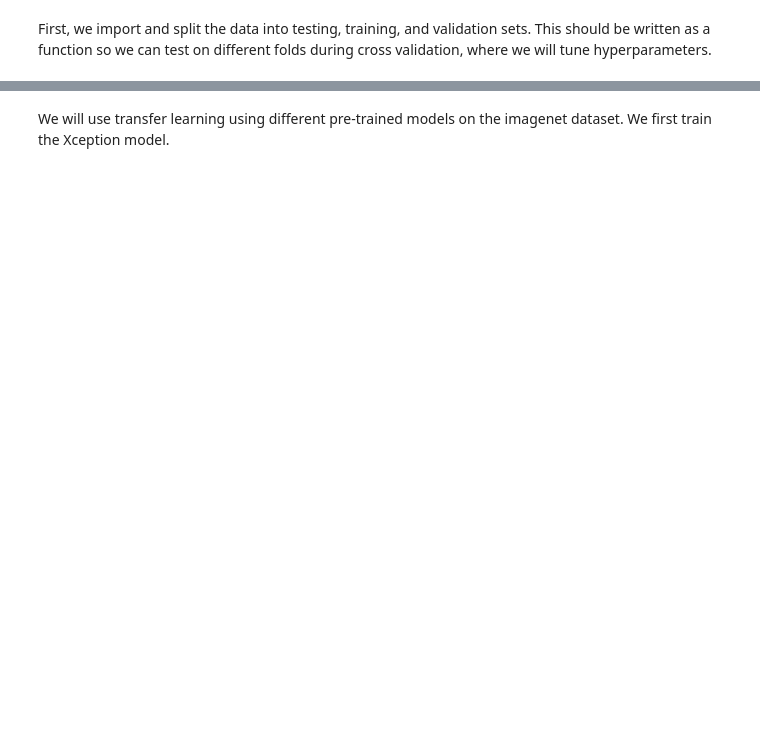
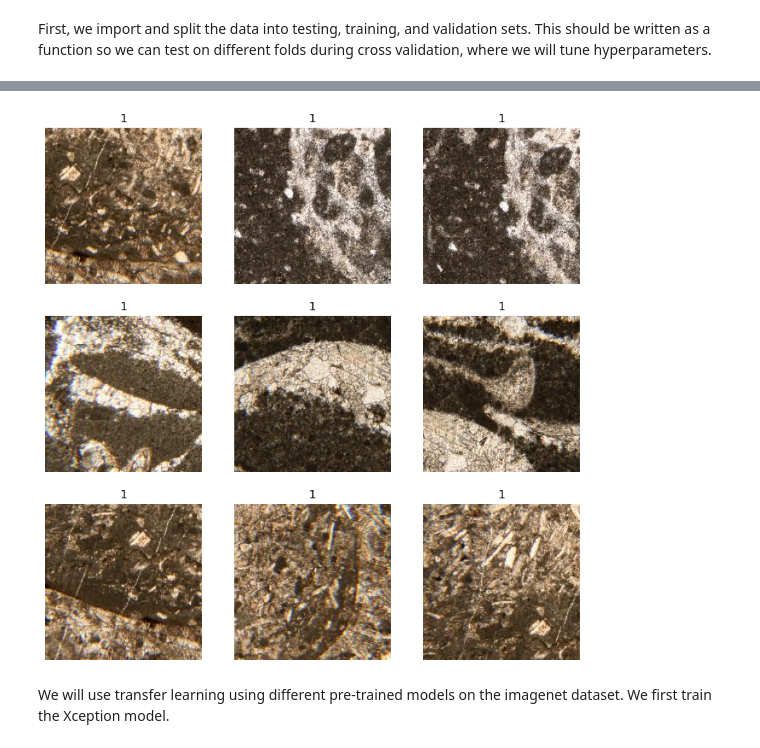
Before and after one commit to UW-MLGEO/PaleoRocks, a Jupyter notebook: Main/LauraCNN.ipynb, the cells around one changed output, grey strips where cells are left out. Drawn from its saved outputs; the diff is of its cells as text; code cells hidden in the pictures; blank space fills up the shorter version.

```diff
--- a/Main/LauraCNN.ipynb
+++ b/Main/LauraCNN.ipynb
@@ -14,5 +20,22 @@ from skimage import io
 # %% [markdown]
 First, we import and split the data into testing, training, and validation sets. This should be written as a function so we can test on different folds during cross validation, where we will tune hyperparameters.
+# %%
+image_samples = pd.read_csv("ImageSamples.csv")
+header_name = 'samples'
+
+# Takes in a list of samples (csv) and a target opb, opc, etc and returns a random sample as a string
+def GetRandomThinSections(target, samplelist, headername):
+    target = str(target)
+
+    # Filter list of samples so we only deal with those involving target
+    filtered_samples = samplelist[samplelist[headername].str.contains(target)]
+
+    #randomly select one row (ie one thin section)
+    if not filtered_samples.empty:
+        random_thin_section = filtered_samples.sample(n=1).to_string(index=False, header=False) # Select 1 random row
+    else:
+        print(f"No rows found with '{target}' in 'samples'")
+    return random_thin_section
 # %%
 #TO DO: Edit so we also get labels, wrap model in a function, write k fold CV for params
 #
@@ -79,0 +119,14 @@ print(test.shape)
+# %%
+# Transform numpy arrays to tf datasets
+training_data = tf.data.Dataset.from_tensor_slices((training_data, Y_train))
+validation_data = tf.data.Dataset.from_tensor_slices((validation_data, Y_val))
+testing_data = tf.data.Dataset.from_tensor_slices((testing_data, Y_test))
+
+# Verify we did this correctly by plotting
+plt.figure(figsize=(10, 10))
+for i, (image, label) in enumerate(testing_data.take(9)):
+    ax = plt.subplot(3, 3, i + 1)
+    plt.imshow(image)
+    plt.title(int(label))
+    plt.axis("off")
+# %% [output]
@@ -80,3 +135,4 @@ print(test.shape)
+[figure, added]
 # %% [markdown]
 We will use transfer learning using different pre-trained models on the imagenet dataset. We first train the Xception model.
 # %%
```
Also changed, not shown: parts of 11 cells of this notebook.
